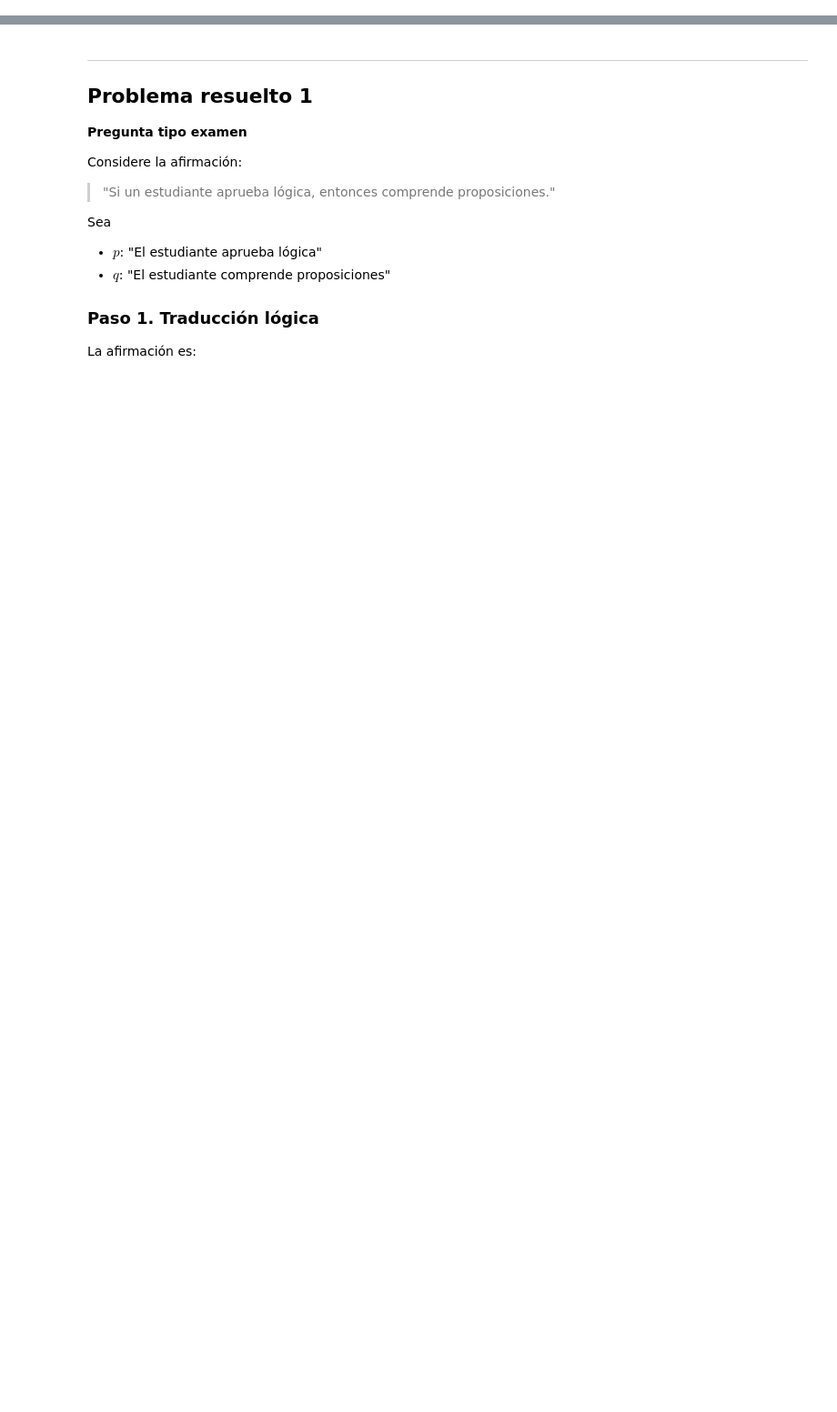
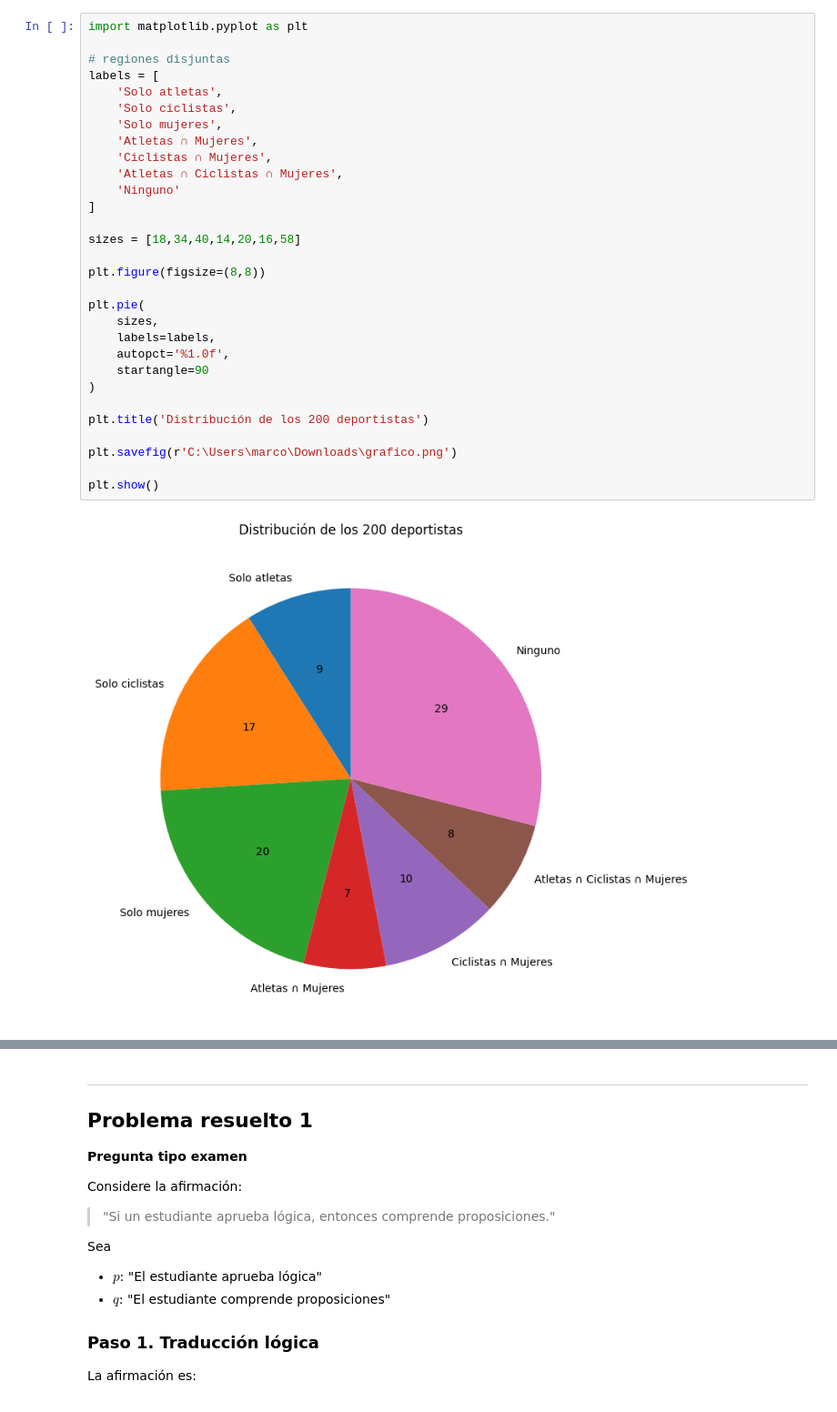
Before and after one commit to marco-canas/camino-udea, a Jupyter notebook: 3_lenguaje_proposicional/clase_01_diagnostico_y_analisis_del_lenguaje/clase1_lenguaje_proposicional.ipynb, the cells around one changed output, grey strips where cells are left out. Shown at 91% size. Drawn from its saved outputs; the diff is of its cells as text; blank space fills up the shorter version.

```diff
--- a/3_lenguaje_proposicional/clase_01_diagnostico_y_analisis_del_lenguaje/clase1_lenguaje_proposicional.ipynb
+++ b/3_lenguaje_proposicional/clase_01_diagnostico_y_analisis_del_lenguaje/clase1_lenguaje_proposicional.ipynb
@@ -511,0 +468,32 @@ Esto te permitiría tener **todo el curso de preparación completamente estructu
+# %%
+import matplotlib.pyplot as plt
+
+# regiones disjuntas
+labels = [
+    'Solo atletas',
+    'Solo ciclistas',
+    'Solo mujeres',
+    'Atletas ∩ Mujeres',
+    'Ciclistas ∩ Mujeres',
+    'Atletas ∩ Ciclistas ∩ Mujeres',
+    'Ninguno'
+]
+
+sizes = [18,34,40,14,20,16,58]
+
+plt.figure(figsize=(8,8))
+
+plt.pie(
+    sizes,
+    labels=labels,
+    autopct='%1.0f',
+    startangle=90
+)
+
+plt.title('Distribución de los 200 deportistas')
+
+plt.savefig(r'C:\Users\marco\Downloads\grafico.png')
+
+plt.show()
+# %% [output]
+[figure, added]
```
Also changed, not shown: parts of 58 cells of this notebook, 3 other files.
